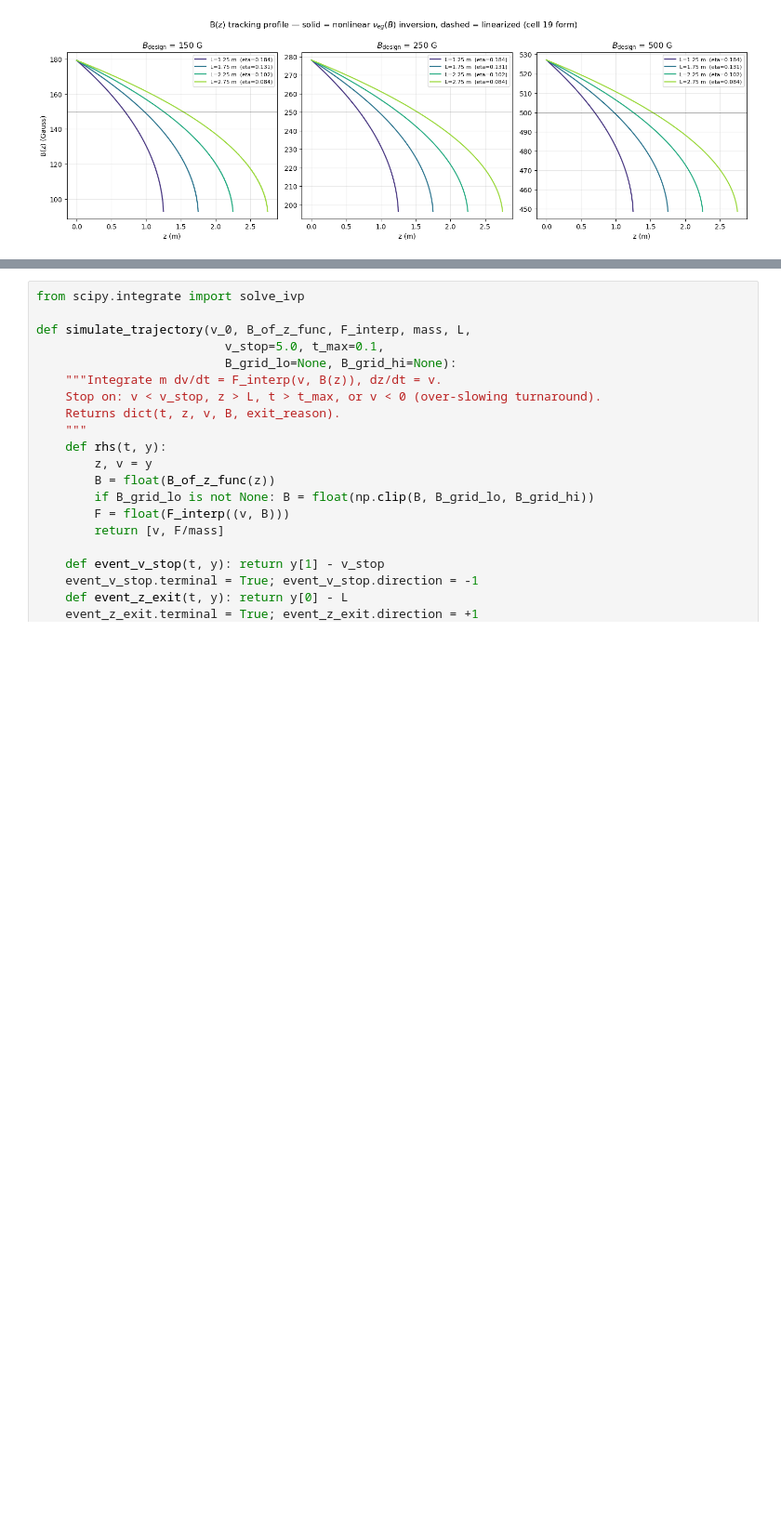
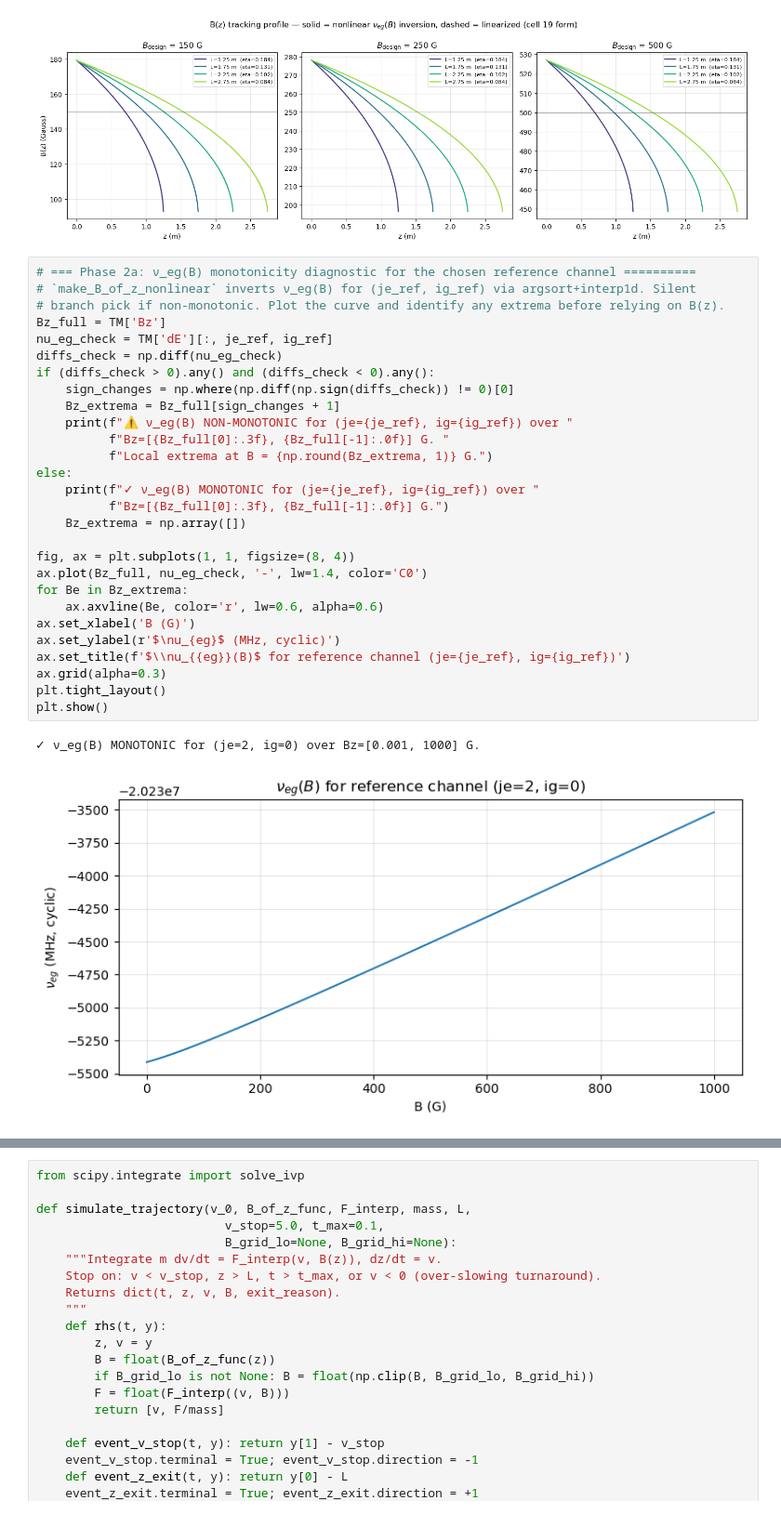
Before and after one commit to arianjad/Molecule-Structure, a Jupyter notebook: Jupyter Notebooks/RaX/zeeman_slower_2.ipynb, the cells around one changed output, grey strips where cells are left out. Shown at 93% size. Saved outputs shown, nothing was run; the diff lists cells and outputs as text; blank space fills up the shorter version.

Commit message:
zeeman_slower_2: Phase 2a/2c — ν_eg(B) monotonicity diagnostic + PB σ⁻ comb selectivity diagnostic

```diff
--- a/Jupyter Notebooks/RaX/zeeman_slower_2.ipynb
+++ b/Jupyter Notebooks/RaX/zeeman_slower_2.ipynb
@@ -1073,6 +1073,37 @@ plt.show()
 # %% [output]
 Reference transition: e_idx=2, g_idx=0
 [figure]
+# %%
+# === Phase 2a: ν_eg(B) monotonicity diagnostic for the chosen reference channel ==========
+# `make_B_of_z_nonlinear` inverts ν_eg(B) for (je_ref, ig_ref) via argsort+interp1d. Silent
+# branch pick if non-monotonic. Plot the curve and identify any extrema before relying on B(z).
+Bz_full = TM['Bz']
+nu_eg_check = TM['dE'][:, je_ref, ig_ref]
+diffs_check = np.diff(nu_eg_check)
+if (diffs_check > 0).any() and (diffs_check < 0).any():
+    sign_changes = np.where(np.diff(np.sign(diffs_check)) != 0)[0]
+    Bz_extrema = Bz_full[sign_changes + 1]
+    print(f"⚠ ν_eg(B) NON-MONOTONIC for (je={je_ref}, ig={ig_ref}) over "
+          f"Bz=[{Bz_full[0]:.3f}, {Bz_full[-1]:.0f}] G. "
+          f"Local extrema at B = {np.round(Bz_extrema, 1)} G.")
+else:
+    print(f"✓ ν_eg(B) MONOTONIC for (je={je_ref}, ig={ig_ref}) over "
+          f"Bz=[{Bz_full[0]:.3f}, {Bz_full[-1]:.0f}] G.")
+    Bz_extrema = np.array([])
+
+fig, ax = plt.subplots(1, 1, figsize=(8, 4))
+ax.plot(Bz_full, nu_eg_check, '-', lw=1.4, color='C0')
+for Be in Bz_extrema:
+    ax.axvline(Be, color='r', lw=0.6, alpha=0.6)
+ax.set_xlabel('B (G)')
+ax.set_ylabel(r'$\nu_{eg}$ (MHz, cyclic)')
+ax.set_title(f'$\\nu_{{eg}}(B)$ for reference channel (je={je_ref}, ig={ig_ref})')
+ax.grid(alpha=0.3)
+plt.tight_layout()
+plt.show()
+# %% [output]
+✓ ν_eg(B) MONOTONIC for (je=2, ig=0) over Bz=[0.001, 1000] G.
+[figure, added]
 # %%
 from scipy.interpolate import RegularGridInterpolator
 import time
```
Also changed, not shown: parts of 7 cells of this notebook.
